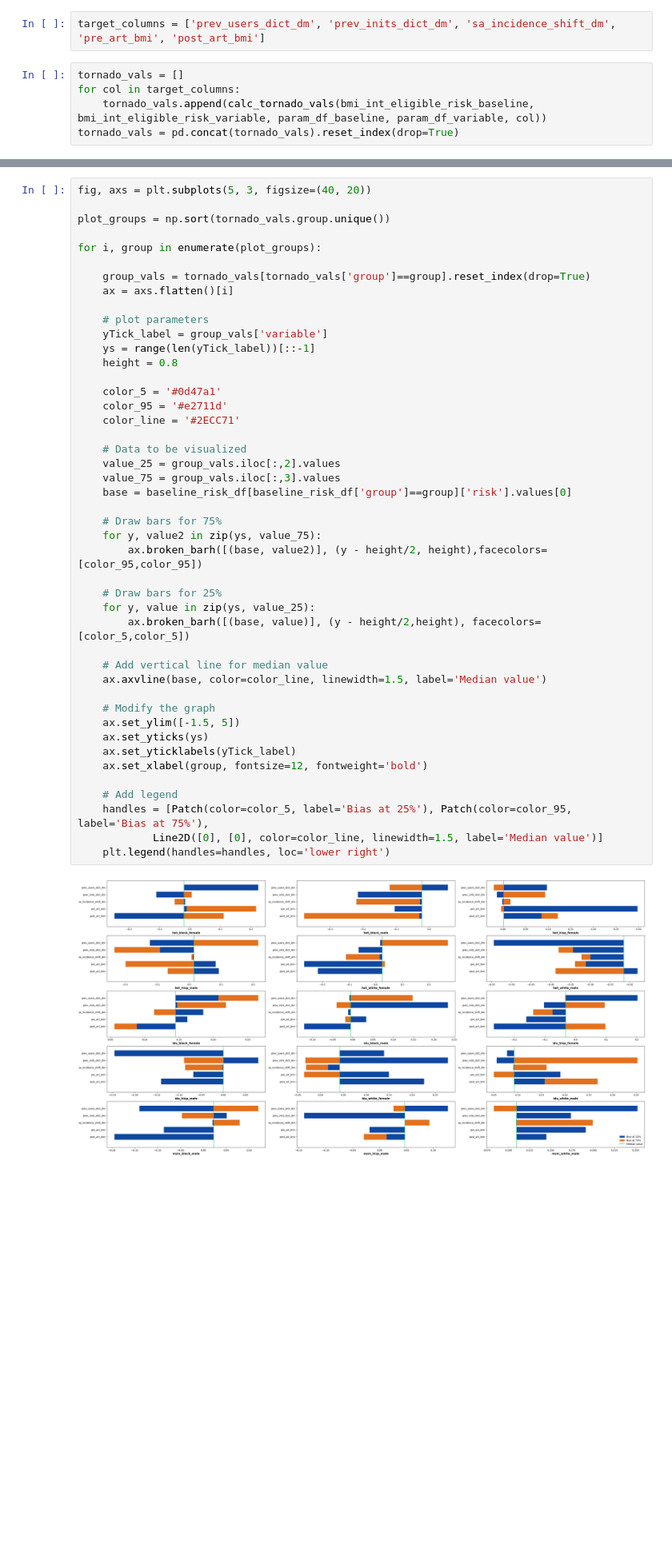
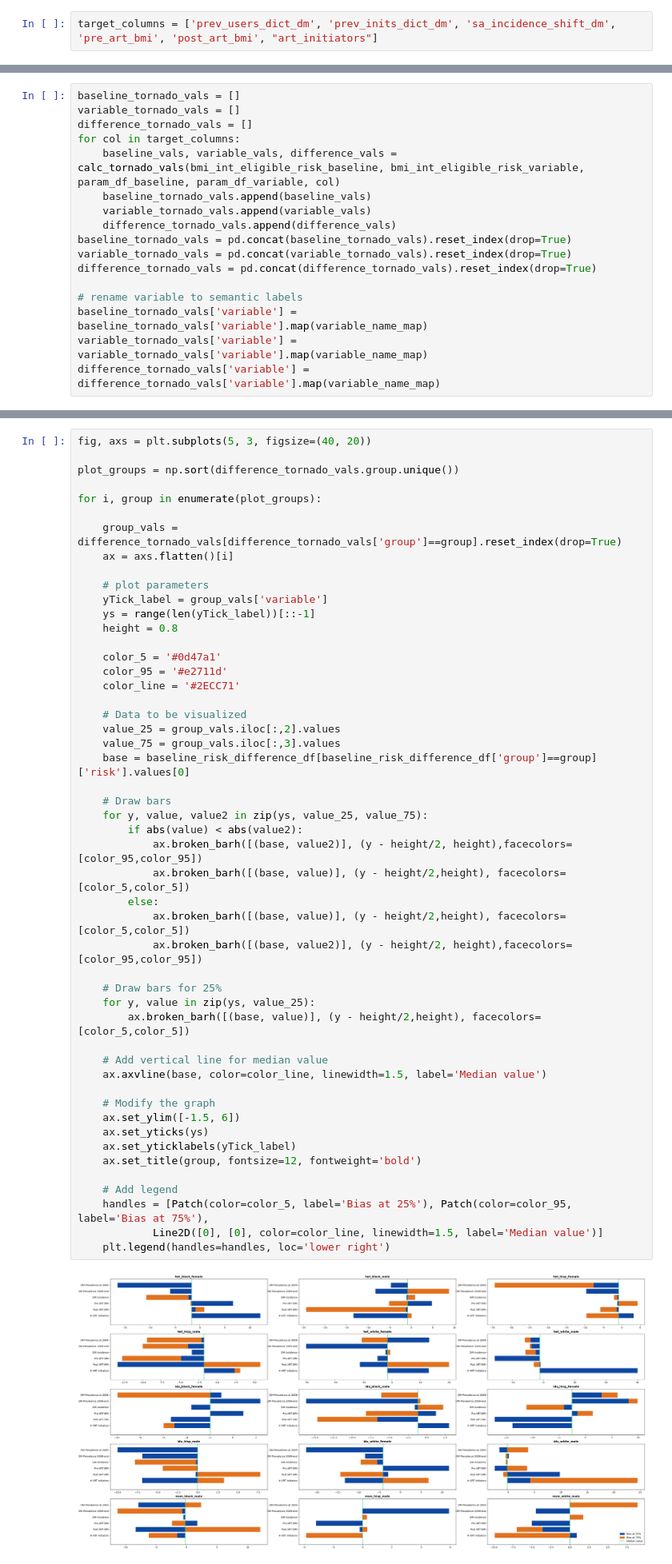
Before and after one commit to PearlHivModelingTeam/pearlModel, a Jupyter notebook: scripts/sa_notebook.ipynb, the cells around one changed output, grey strips where cells are left out. Shown: that part at 80% size. Saved outputs shown, nothing was run; the diff lists cells and outputs as text; blank space fills up the shorter version.

Commit message:
baseline sa

```diff
--- a/scripts/sa_notebook.ipynb
+++ b/scripts/sa_notebook.ipynb
@@ -110,7 +187,2 @@ def calc_tornado_vals(baseline_risk_df, variable_risk_df, param_df_baseline, par
 # %%
-target_columns = ['prev_users_dict_dm', 'prev_inits_dict_dm', 'sa_incidence_shift_dm', 'pre_art_bmi', 'post_art_bmi']
+target_columns = ['prev_users_dict_dm', 'prev_inits_dict_dm', 'sa_incidence_shift_dm', 'pre_art_bmi', 'post_art_bmi', "art_initiators"]
-# %%
-tornado_vals = []
-for col in target_columns:
-    tornado_vals.append(calc_tornado_vals(bmi_int_eligible_risk_baseline, bmi_int_eligible_risk_variable, param_df_baseline, param_df_variable, col))
-tornado_vals = pd.concat(tornado_vals).reset_index(drop=True)
@@ -132,0 +198,17 @@ tornado_vals
+# %%
+baseline_tornado_vals = []
+variable_tornado_vals = []
+difference_tornado_vals = []
+for col in target_columns:
+    baseline_vals, variable_vals, difference_vals = calc_tornado_vals(bmi_int_eligible_risk_baseline, bmi_int_eligible_risk_variable, param_df_baseline, param_df_variable, col)
+    baseline_tornado_vals.append(baseline_vals)
+    variable_tornado_vals.append(variable_vals)
+    difference_tornado_vals.append(difference_vals)
+baseline_tornado_vals = pd.concat(baseline_tornado_vals).reset_index(drop=True)
+variable_tornado_vals = pd.concat(variable_tornado_vals).reset_index(drop=True)
+difference_tornado_vals = pd.concat(difference_tornado_vals).reset_index(drop=True)
+
+# rename variable to semantic labels
+baseline_tornado_vals['variable'] = baseline_tornado_vals['variable'].map(variable_name_map)
+variable_tornado_vals['variable'] = variable_tornado_vals['variable'].map(variable_name_map)
+difference_tornado_vals['variable'] = difference_tornado_vals['variable'].map(variable_name_map)
@@ -133,47 +343,52 @@ tornado_vals
 # %%
 fig, axs = plt.subplots(5, 3, figsize=(40, 20))
 
-plot_groups = np.sort(tornado_vals.group.unique())
+plot_groups = np.sort(difference_tornado_vals.group.unique())
 
 for i, group in enumerate(plot_groups):
 
-    group_vals = tornado_vals[tornado_vals['group']==group].reset_index(drop=True)
+    group_vals = difference_tornado_vals[difference_tornado_vals['group']==group].reset_index(drop=True)
     ax = axs.flatten()[i]
 
     # plot parameters
     yTick_label = group_vals['variable']
     ys = range(len(yTick_label))[::-1]
     height = 0.8
 
     color_5 = '#0d47a1'
     color_95 = '#e2711d'
     color_line = '#2ECC71'
 
     # Data to be visualized
     value_25 = group_vals.iloc[:,2].values
     value_75 = group_vals.iloc[:,3].values
-    base = baseline_risk_df[baseline_risk_df['group']==group]['risk'].values[0]
+    base = baseline_risk_difference_df[baseline_risk_difference_df['group']==group]['risk'].values[0]
 
-    # Draw bars for 75%
-    for y, value2 in zip(ys, value_75):
-        ax.broken_barh([(base, value2)], (y - height/2, height),facecolors=[color_95,color_95])
+    # Draw bars
+    for y, value, value2 in zip(ys, value_25, value_75):
+        if abs(value) < abs(value2):
+            ax.broken_barh([(base, value2)], (y - height/2, height),facecolors=[color_95,color_95])
+            ax.broken_barh([(base, value)], (y - height/2,height), facecolors=[color_5,color_5])
+        else:
+            ax.broken_barh([(base, value)], (y - height/2,height), facecolors=[color_5,color_5])
+            ax.broken_barh([(base, value2)], (y - height/2, height),facecolors=[color_95,color_95])
 
     # Draw bars for 25%
     for y, value in zip(ys, value_25):
         ax.broken_barh([(base, value)], (y - height/2,height), facecolors=[color_5,color_5])
 
     # Add vertical line for median value
     ax.axvline(base, color=color_line, linewidth=1.5, label='Median value')
 
     # Modify the graph
-    ax.set_ylim([-1.5, 5])
+    ax.set_ylim([-1.5, 6])
     ax.set_yticks(ys)
     ax.set_yticklabels(yTick_label)
-    ax.set_xlabel(group, fontsize=12, fontweight='bold')
+    ax.set_title(group, fontsize=12, fontweight='bold')
 
     # Add legend
     handles = [Patch(color=color_5, label='Bias at 25%'), Patch(color=color_95, label='Bias at 75%'),
             Line2D([0], [0], color=color_line, linewidth=1.5, label='Median value')]
     plt.legend(handles=handles, loc='lower right')
 # %% [output]
-[figure, old version]
+[figure, new version]
```
Also changed, not shown: parts of 20 cells of this notebook.
